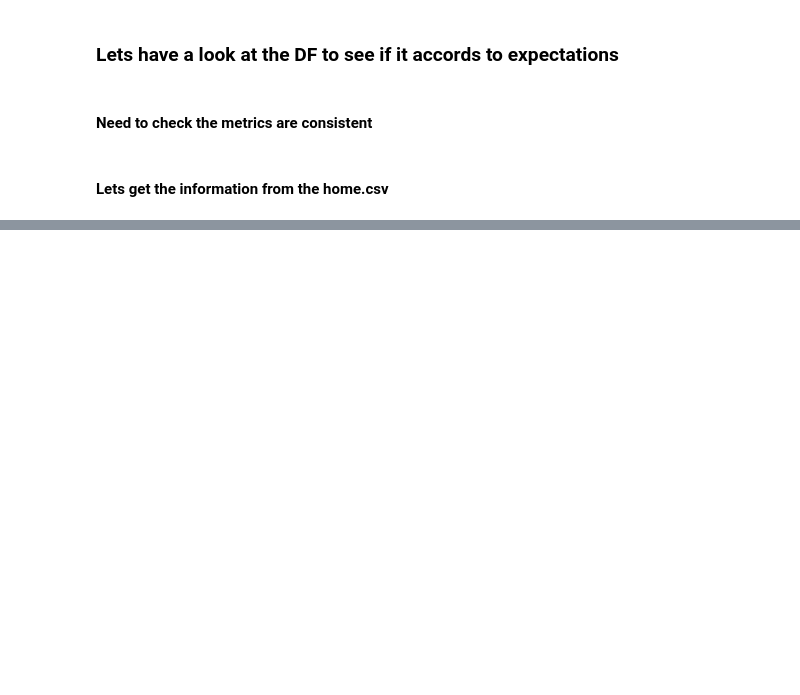
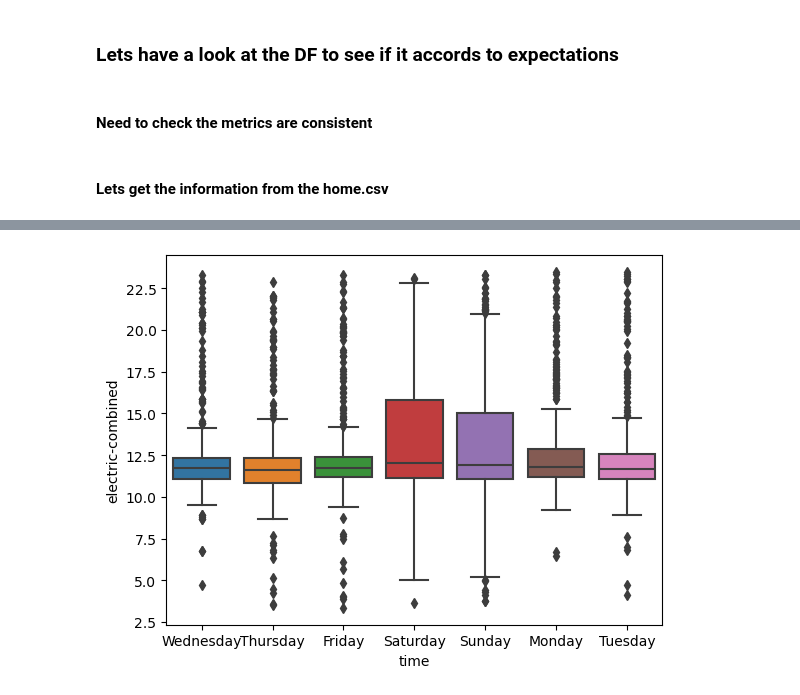
Before and after one commit to baz263/Ideal_dataset, a Jupyter notebook: coding/EDA/DF_builder_01_hourly.ipynb, the cells around one changed output, grey strips where cells are left out. Saved outputs shown, nothing was run; the diff lists cells and outputs as text; code cells hidden in the pictures; blank space fills up the shorter version.

```diff
--- a/coding/EDA/DF_builder_01_hourly.ipynb
+++ b/coding/EDA/DF_builder_01_hourly.ipynb
@@ -552,6 +584,10 @@ def day_consumption_outliersremoved(df):
     df = df[(df > (Q1 - 1.5 * IQR)) & (df < (Q3 + 1.5 * IQR))]
     sns.boxplot(data = df, x = df.time.dt.day_name(), y = 'electric-combined')
     plt.show()
+# %%
+day_consumption_outliersremoved(df_106)
+# %% [output]
+[figure, added]
 # %%
 def hourly_consumption(df):
     display(df.head())
```
Also changed, not shown: parts of 11 cells of this notebook, 4 other files.
